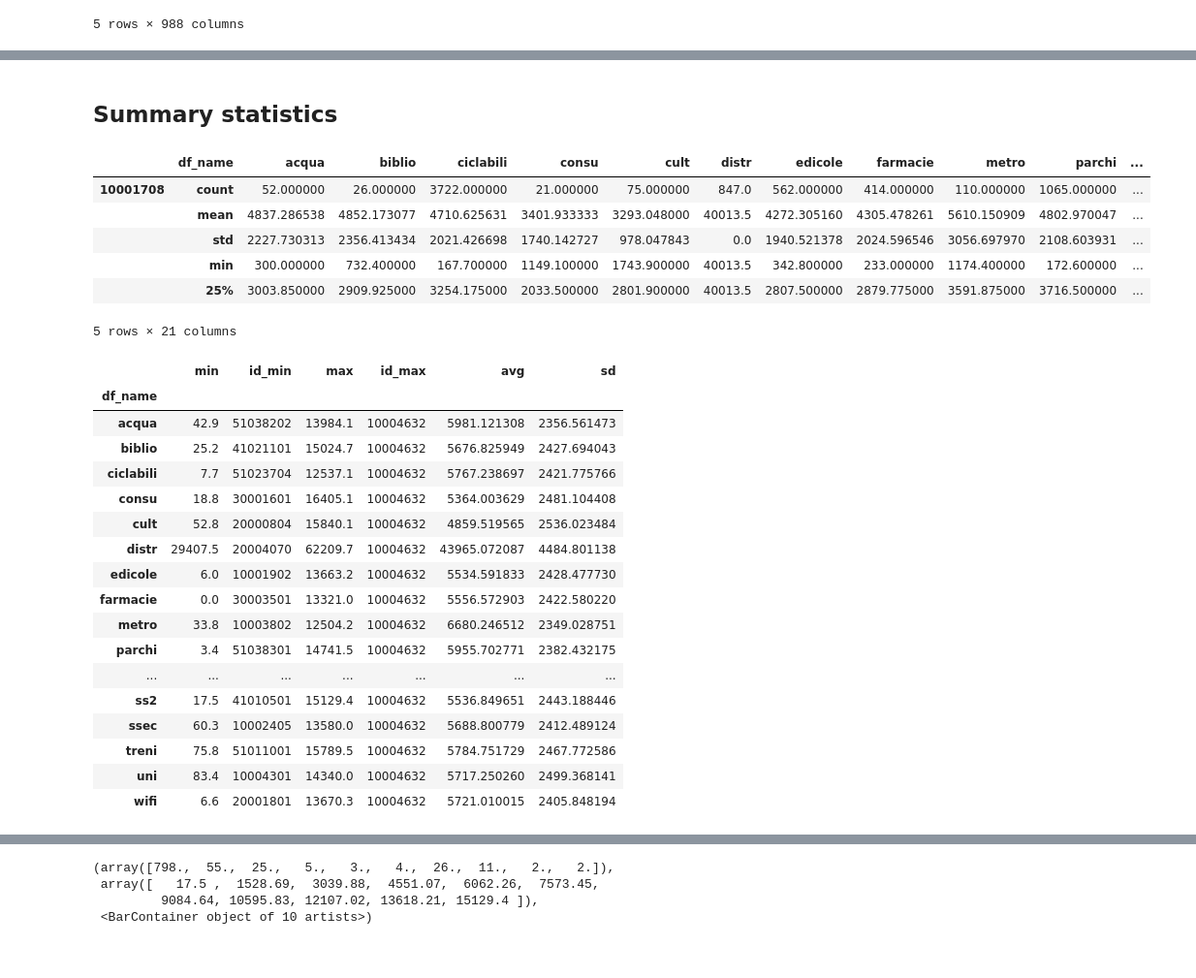
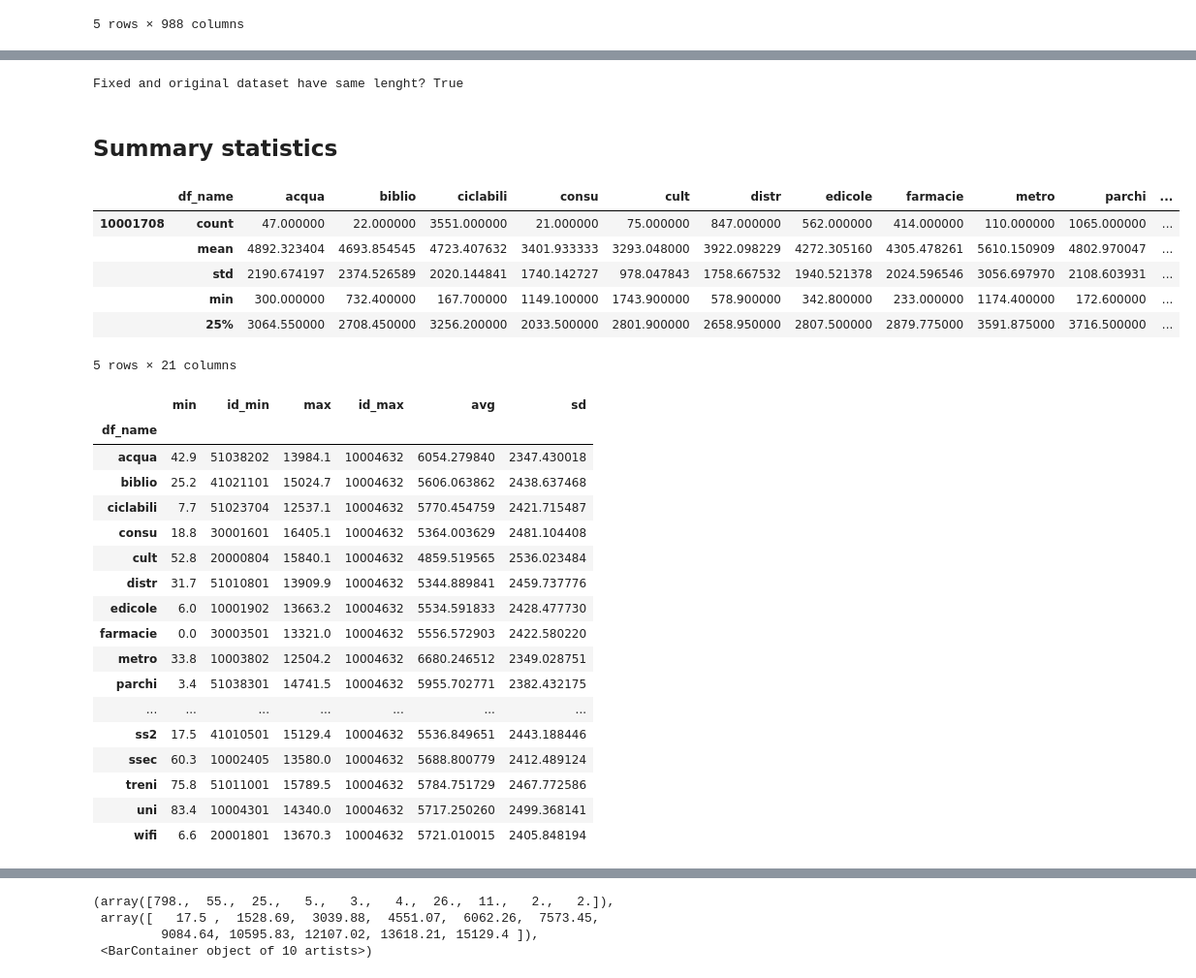
Before and after one commit to giuliofrey/bsc_thesis, a Jupyter notebook: code/analysis.ipynb, the cells around one changed output, grey strips where cells are left out. Shown at 97% size. Drawn from its saved outputs; the diff is of its cells as text; code cells hidden in the pictures.

Commit message:
modifing file with corrected dataset

```diff
--- a/code/analysis.ipynb
+++ b/code/analysis.ipynb
@@ -16,3 +16,7 @@ calc_df.head()
 | 3 | GIAMBELLINO | 9.153322 | 45.452348 | acqua | NaN | NaN | NaN | NaN | 4673.6 | 4673.6 | ... |
 | 4 | GRATOSOGLIO - Q.RE MISSAGLIA - Q.... | 9.171006 | 45.408128 | acqua | NaN | NaN | NaN | NaN | 5655.9 | 5655.9 | ... |
 5 rows × 988 columns
+# %%
+distr_df=pd.read_csv('../outputs/fixed_dataset.csv', low_memory=False)
+distr_df=distr_df.drop(['Unnamed: 0',], axis=1)
+distr_df
@@ -19,42 +37,53 @@ calc_df.head()
+# %%
+#replacing distr_df as they were not correctly geocoded
+calc_df_fixed = calc_df.drop(calc_df[calc_df.df_name=='distr'].index)
+calc_df_fixed = pd.concat([calc_df_fixed, distr_df])
+print('Fixed and original dataset have same lenght?', len(calc_df_fixed)==len(calc_df))
+if len(calc_df_fixed)==len(calc_df):
+    calc_df_fixed.to_csv('../outputs/calc_fixed_df.csv', index=False)
+# %% [output]
+Fixed and original dataset have same lenght? True
 # %% [markdown]
 ## Summary statistics
+# %%
+calc_df_fixed = calc_df_fixed.drop(calc_df_fixed[calc_df_fixed['long'].isna()].index)
 # %%
-desc_mm=calc_df.groupby('df_name').describe()
+desc_mm=calc_df_fixed.groupby('df_name').describe()
 desc_mm=desc_mm.drop(['long', 'lat'], axis=1)
 desc_mm=desc_mm.T
 desc_mm.head()
 # %% [output]
 |  | df_name | acqua | biblio | ciclabili | consu | cult | distr | edicole | farmacie | metro | parchi | ... |
-| 10001708 | count | 52.000000 | 26.000000 | 3722.000000 | 21.000000 | 75.000000 | 847.0 | 562.000000 | 414.000000 | 110.000000 | 1065.000000 | ... |
-|  | mean | 4837.286538 | 4852.173077 | 4710.625631 | 3401.933333 | 3293.048000 | 40013.5 | 4272.305160 | 4305.478261 | 5610.150909 | 4802.970047 | ... |
-|  | std | 2227.730313 | 2356.413434 | 2021.426698 | 1740.142727 | 978.047843 | 0.0 | 1940.521378 | 2024.596546 | 3056.697970 | 2108.603931 | ... |
-|  | min | 300.000000 | 732.400000 | 167.700000 | 1149.100000 | 1743.900000 | 40013.5 | 342.800000 | 233.000000 | 1174.400000 | 172.600000 | ... |
-|  | 25% | 3003.850000 | 2909.925000 | 3254.175000 | 2033.500000 | 2801.900000 | 40013.5 | 2807.500000 | 2879.775000 | 3591.875000 | 3716.500000 | ... |
+| 10001708 | count | 47.000000 | 22.000000 | 3551.000000 | 21.000000 | 75.000000 | 847.000000 | 562.000000 | 414.000000 | 110.000000 | 1065.000000 | ... |
+|  | mean | 4892.323404 | 4693.854545 | 4723.407632 | 3401.933333 | 3293.048000 | 3922.098229 | 4272.305160 | 4305.478261 | 5610.150909 | 4802.970047 | ... |
+|  | std | 2190.674197 | 2374.526589 | 2020.144841 | 1740.142727 | 978.047843 | 1758.667532 | 1940.521378 | 2024.596546 | 3056.697970 | 2108.603931 | ... |
+|  | min | 300.000000 | 732.400000 | 167.700000 | 1149.100000 | 1743.900000 | 578.900000 | 342.800000 | 233.000000 | 1174.400000 | 172.600000 | ... |
+|  | 25% | 3064.550000 | 2708.450000 | 3256.200000 | 2033.500000 | 2801.900000 | 2658.950000 | 2807.500000 | 2879.775000 | 3591.875000 | 3716.500000 | ... |
 5 rows × 21 columns
 # %%
-min_services=calc_df.groupby('df_name').min()
+min_services=calc_df_fixed.groupby('df_name').min()
 min_services=min_services.drop(['long', 'lat', 'cat1_name', 'cat2_name'], axis=1)
 desc_services=pd.DataFrame()
 desc_services['min']=min_services.min(axis=1)
 desc_services['id_min']=min_services.idxmin(axis=1)
-max_services=calc_df.groupby('df_name').min()
+max_services=calc_df_fixed.groupby('df_name').min()
 max_services=max_services.drop(['long', 'lat', 'cat1_name', 'cat2_name'], axis=1)
 desc_services['max']=max_services.max(axis=1)
 desc_services['id_max']=max_services.idxmax(axis=1)
-avg_services=calc_df.groupby('df_name').mean()
+avg_services=calc_df_fixed.groupby('df_name').mean()
 desc_services['avg']=avg_services.mean(axis=1)
-sd_services=calc_df.groupby('df_name').std()
+sd_services=calc_df_fixed.groupby('df_name').std()
 desc_services['sd']=avg_services.std(axis=1)
 desc_services
 # %% [output]
 |  | min | id_min | max | id_max | avg | sd |
 | df_name |  |  |  |  |  |  |
-| acqua | 42.9 | 51038202 | 13984.1 | 10004632 | 5981.121308 | 2356.561473 |
-| biblio | 25.2 | 41021101 | 15024.7 | 10004632 | 5676.825949 | 2427.694043 |
-| ciclabili | 7.7 | 51023704 | 12537.1 | 10004632 | 5767.238697 | 2421.775766 |
+| acqua | 42.9 | 51038202 | 13984.1 | 10004632 | 6054.279840 | 2347.430018 |
+| biblio | 25.2 | 41021101 | 15024.7 | 10004632 | 5606.063862 | 2438.637468 |
+| ciclabili | 7.7 | 51023704 | 12537.1 | 10004632 | 5770.454759 | 2421.715487 |
 | consu | 18.8 | 30001601 | 16405.1 | 10004632 | 5364.003629 | 2481.104408 |
 | cult | 52.8 | 20000804 | 15840.1 | 10004632 | 4859.519565 | 2536.023484 |
-| distr | 29407.5 | 20004070 | 62209.7 | 10004632 | 43965.072087 | 4484.801138 |
+| distr | 31.7 | 51010801 | 13909.9 | 10004632 | 5344.889841 | 2459.737776 |
 | edicole | 6.0 | 10001902 | 13663.2 | 10004632 | 5534.591833 | 2428.477730 |
 | farmacie | 0.0 | 30003501 | 13321.0 | 10004632 | 5556.572903 | 2422.580220 |
 | metro | 33.8 | 10003802 | 12504.2 | 10004632 | 6680.246512 | 2349.028751 |
```
Also changed, not shown: parts of 2 cells of this notebook.
